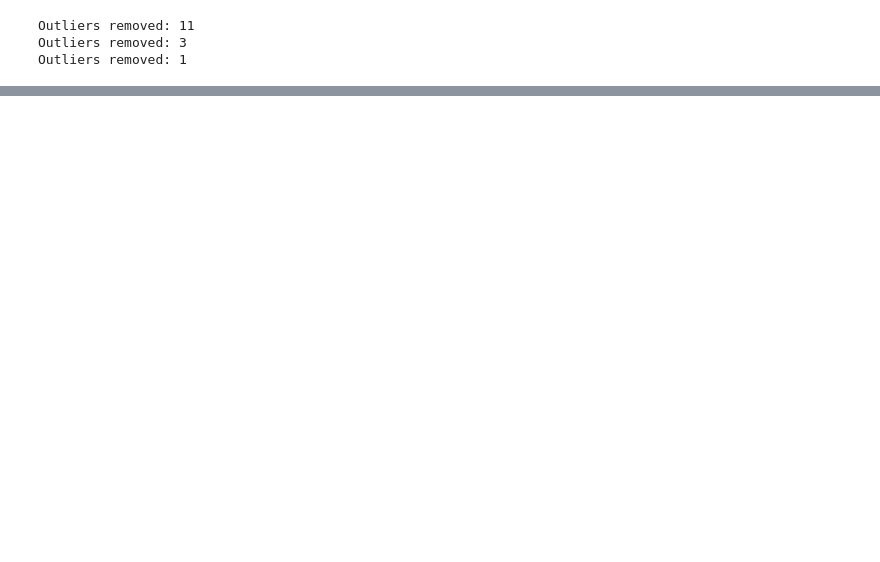
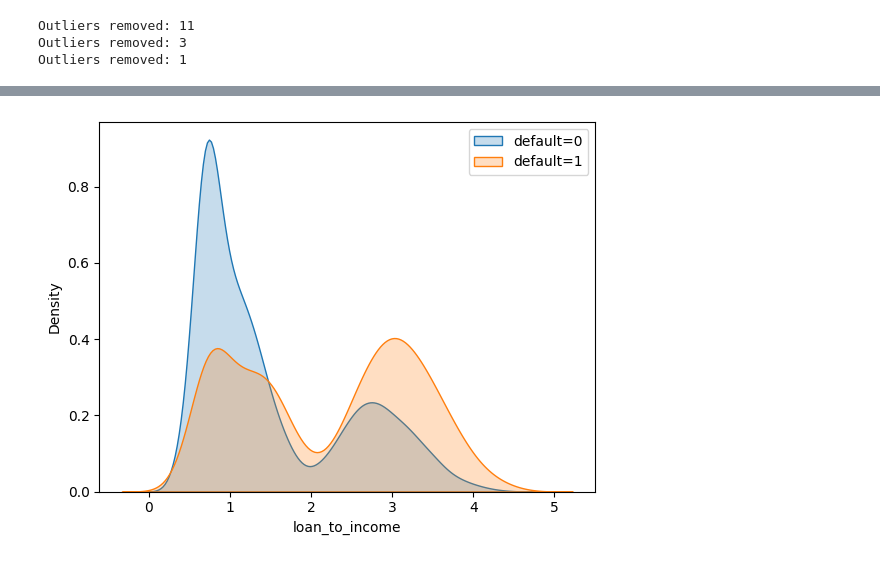
Before and after one commit to HMurawski/Credit-Score-Modelling, a Jupyter notebook: notebooks/03_feature_engineering.ipynb, the cells around one changed output, grey strips where cells are left out. Saved outputs shown, nothing was run; the diff lists cells and outputs as text; code cells hidden in the pictures; blank space fills up the shorter version.

Commit message:
engineering.py and first features added to train_df

```diff
--- a/notebooks/03_feature_engineering.ipynb
+++ b/notebooks/03_feature_engineering.ipynb
@@ -45,0 +55,3 @@ Outliers removed: 1
+# %%
+df_train["loan_to_income"] = round(df_train["loan_amount"] / df_train["income"],2)
+df_train["loan_to_income"].describe()
@@ -45,0 +68,7 @@ Outliers removed: 1
+# %%
+sns.kdeplot(df_train[df_train["default"] == 0]["loan_to_income"], fill=True, label='default=0')
+sns.kdeplot(df_train[df_train["default"] == 1]["loan_to_income"], fill=True, label='default=1')
+plt.legend()
+plt.show()
+# %% [output]
+[figure, added]
```
Also changed, not shown: parts of 9 cells of this notebook, 1 other file.
